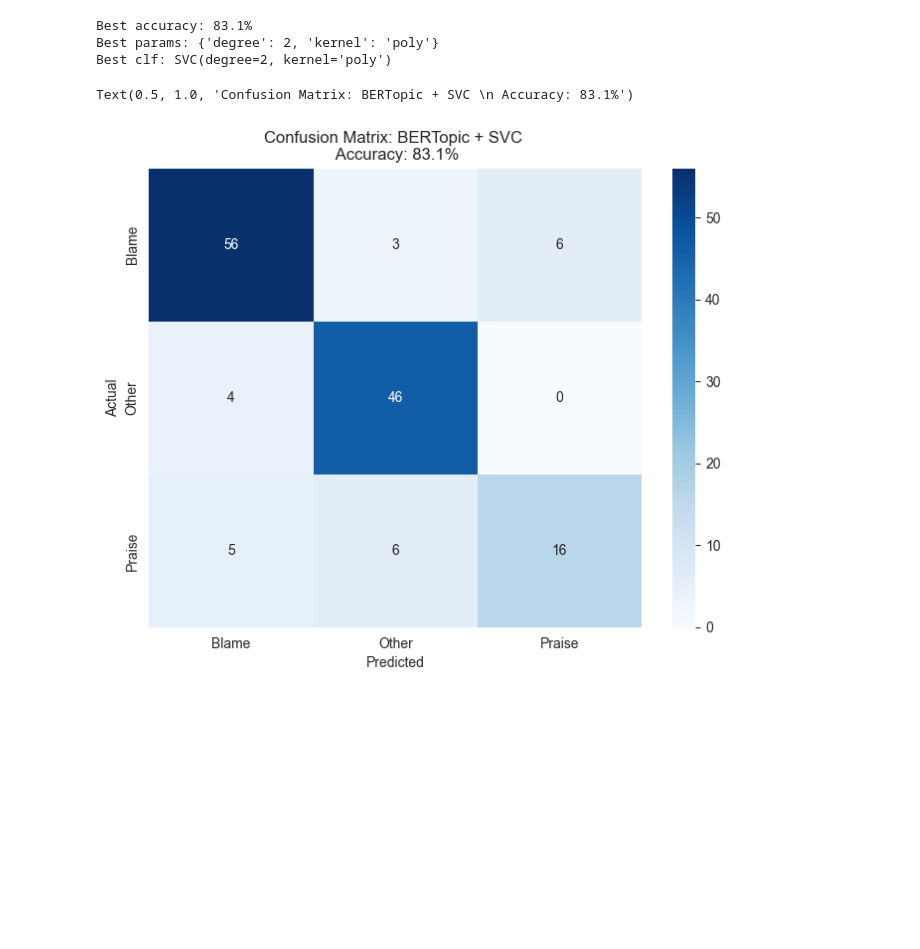
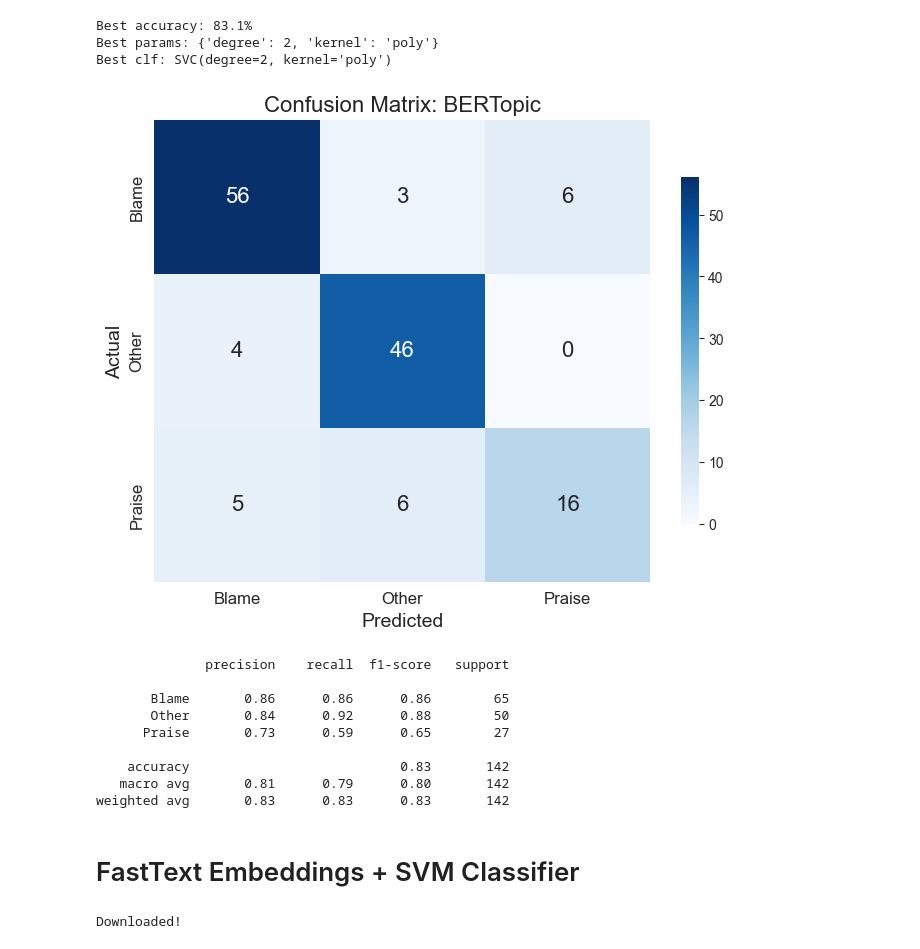
Before and after one commit to szuvarska/BScThesis-TextMiningForPoliticalScience, a Jupyter notebook: BlameAndPraise/model_test_topic.ipynb, the cells around one changed output. Drawn from its saved outputs; the diff is of its cells as text; code cells hidden in the pictures; blank space fills up the shorter version.

Commit message:
add final veersion of model.

```diff
--- a/BlameAndPraise/model_test_topic.ipynb
+++ b/BlameAndPraise/model_test_topic.ipynb
@@ -204,27 +308,42 @@ for params in tqdm(grid):
 Best accuracy: 83.1%
 Best params: {'degree': 2, 'kernel': 'poly'}
 Best clf: SVC(degree=2, kernel='poly')
-# %%
-empty_dimensionality_model = BaseDimensionalityReduction()
-ctfidf_model = ClassTfidfTransformer(reduce_frequent_words=True)
-
-topic_model= BERTopic(
-umap_model=empty_dimensionality_model,
-hdbscan_model= SVC(),
-ctfidf_model=ctfidf_model
-)
-topics, probs = topic_model.fit_transform(list(X_train), y=list(y_train))
-y_predicted, probs_predicted  = topic_model.transform(list(X_test))
-
-cm = confusion_matrix(y_test, y_predicted)
-accuracy = round(sum(y_test == y_predicted) / len(y_test)*100, 2)
-
-# Plot the confusion matrix
-plt.figure(figsize=(8, 6))
-sns.heatmap(cm, annot=True, fmt='d', cmap='Blues', xticklabels=['Blame', 'Other', 'Praise'], yticklabels=['Blame', 'Other', 'Praise'])
-plt.xlabel('Predicted')
-plt.ylabel('Actual')
-plt.title(f'Confusion Matrix: BERTopic + SVC \n Accuracy: {accuracy}%')
-# %% [output]
-Text(0.5, 1.0, 'Confusion Matrix: BERTopic + SVC \n Accuracy: 83.1%')
-[figure, removed]
+# %%
+clf = SVC()
+empty_dimensionality_model = BaseDimensionalityReduction()
+ctfidf_model = ClassTfidfTransformer(reduce_frequent_words=True)
+
+topic_model= BERTopic(
+umap_model=empty_dimensionality_model,
+hdbscan_model=clf,
+ctfidf_model=ctfidf_model
+)
+topics, probs = topic_model.fit_transform(list(X_train), y=list(y_train))
+y_predicted, probs_predicted  = topic_model.transform(list(X_test))
+
+cm = confusion_matrix(y_test, y_predicted)
+plt.figure(figsize=(8, 6))
+sns.heatmap(cm, annot=True, fmt='d', cmap='Blues',
+            xticklabels=['Blame', 'Other', 'Praise'],
+            yticklabels=['Blame', 'Other', 'Praise'],
+            cbar_kws={"shrink": 0.75},
+            annot_kws={"size": 16})  # Make numbers in heatmap bigger
+plt.xlabel('Predicted', fontsize=14)
+plt.ylabel('Actual', fontsize=14)
+plt.xticks(fontsize=12)
+plt.yticks(fontsize=12)
+plt.title(f'Confusion Matrix: BERTopic', fontsize=16)
+plt.show()
+
+print(classification_report(y_test, y_predicted, target_names=['Blame', 'Other', 'Praise']))
+# %% [output]
+[figure, added]
+              precision    recall  f1-score   support
+
+       Blame       0.86      0.86      0.86        65
+       Other       0.84      0.92      0.88        50
+      Praise       0.73      0.59      0.65        27
+
+    accuracy                           0.83       142
+   macro avg       0.81      0.79      0.80       142
+weighted avg       0.83      0.83      0.83       142
@@ -230,0 +366,17 @@ Text(0.5, 1.0, 'Confusion Matrix: BERTopic + SVC \n Accuracy: 83.1%')
+# %% [markdown]
+# FastText Embeddings + SVM Classifier
+# %%
+import fasttext.util
+from sklearn.svm import SVC
+from sklearn.metrics import classification_report
+
+# Prepare the fasttext embeddings
+fasttext.util.download_model('en', if_exists='ignore')  # Download English embeddings
+print("Downloaded!")
+ft = fasttext.load_model('cc.en.300.bin')  # Load the embeddings
+
+# Generate embeddings for the sentences
+def get_embeddings(sentences):
+    return [ft.get_sentence_vector(sentence) for sentence in sentences]
+# %% [output]
+Downloaded!
```
Also changed, not shown: parts of 13 cells of this notebook, 1 other file.
